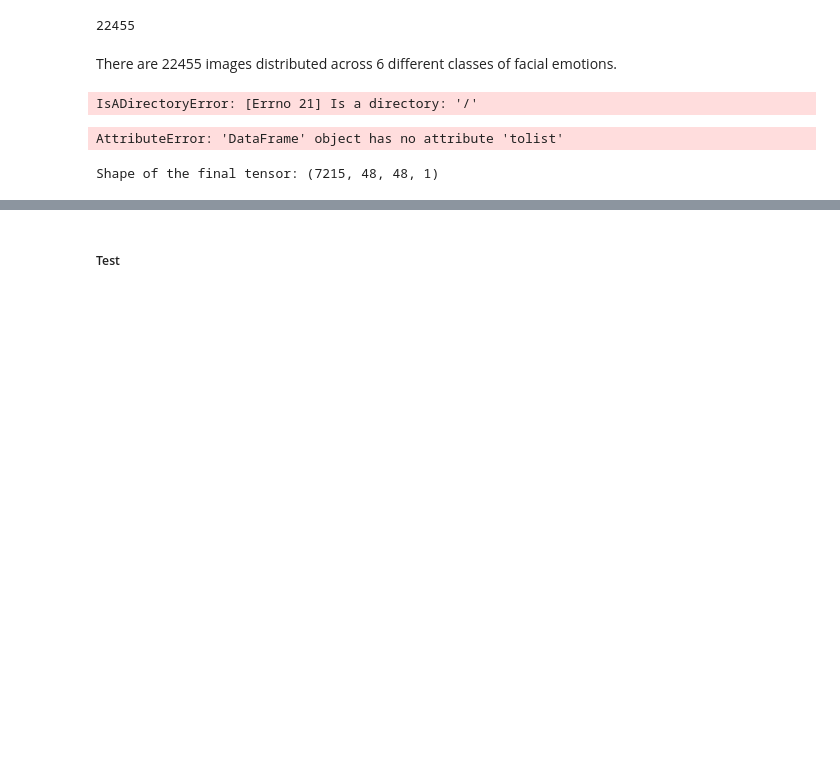
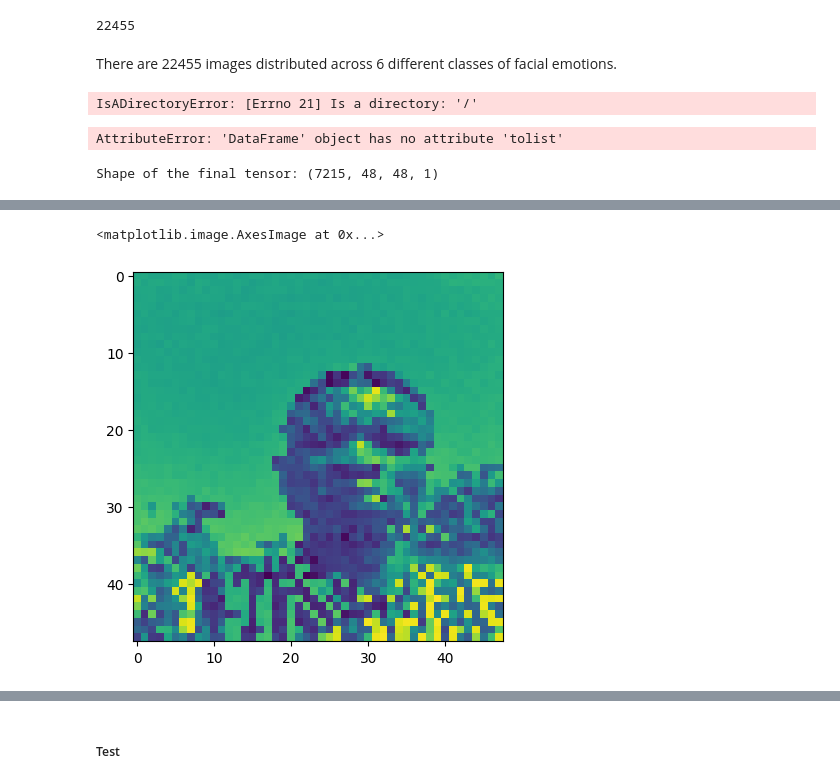
Before and after one commit to Campeone/CNN-Facial-Emotion-Detection, a Jupyter notebook: Facial_Emotion_Detection.ipynb, the cells around one changed output, grey strips where cells are left out. Cells and saved outputs as stored; diff of their text form; code cells hidden in the pictures; blank space fills up the shorter version.

```diff
--- a/Facial_Emotion_Detection.ipynb
+++ b/Facial_Emotion_Detection.ipynb
@@ -240,0 +241,9 @@ train_final_tensors.shape
+# %%
+hap_face = '/content/drive/MyDrive/Facial Emotion/IMG_20240107_120506_1.jpg'
+strong_face = '/content/drive/MyDrive/Facial Emotion/IMG_20240121_150003.jpg'
+# %%
+image1 = load_img(hap_face, color_mode = 'grayscale', target_size=(48, 48))
+plt.imshow(image1)
+# %% [output]
+<matplotlib.image.AxesImage at 0x...>
+[figure, added]
```
Also changed, not shown: parts of 82 cells of this notebook.
